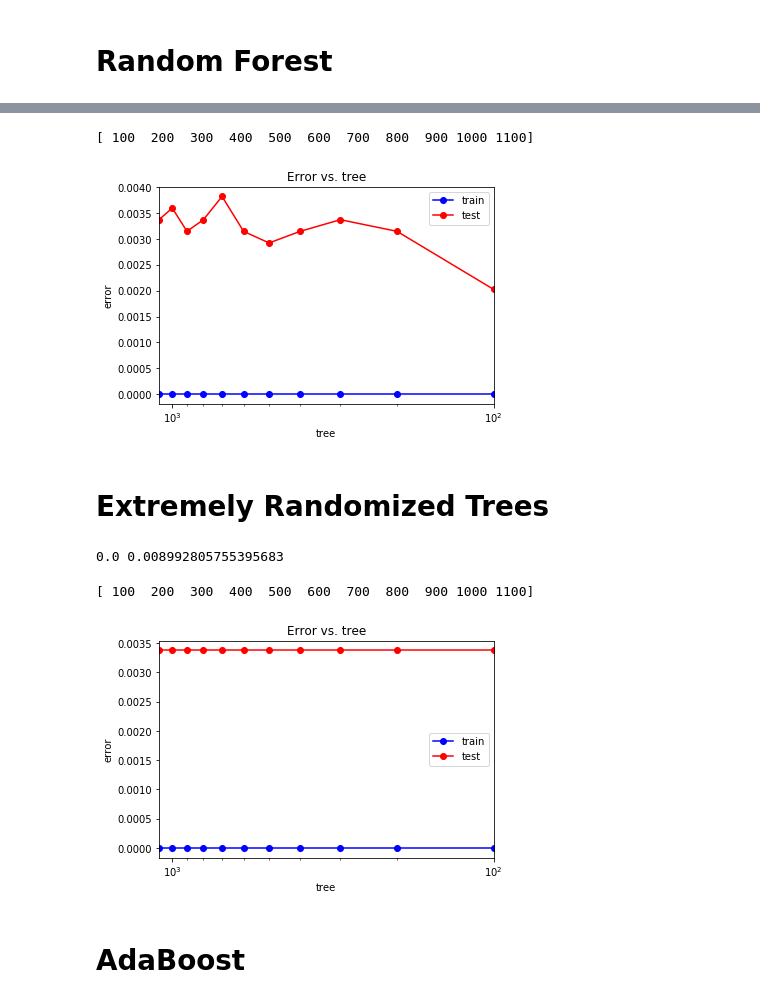
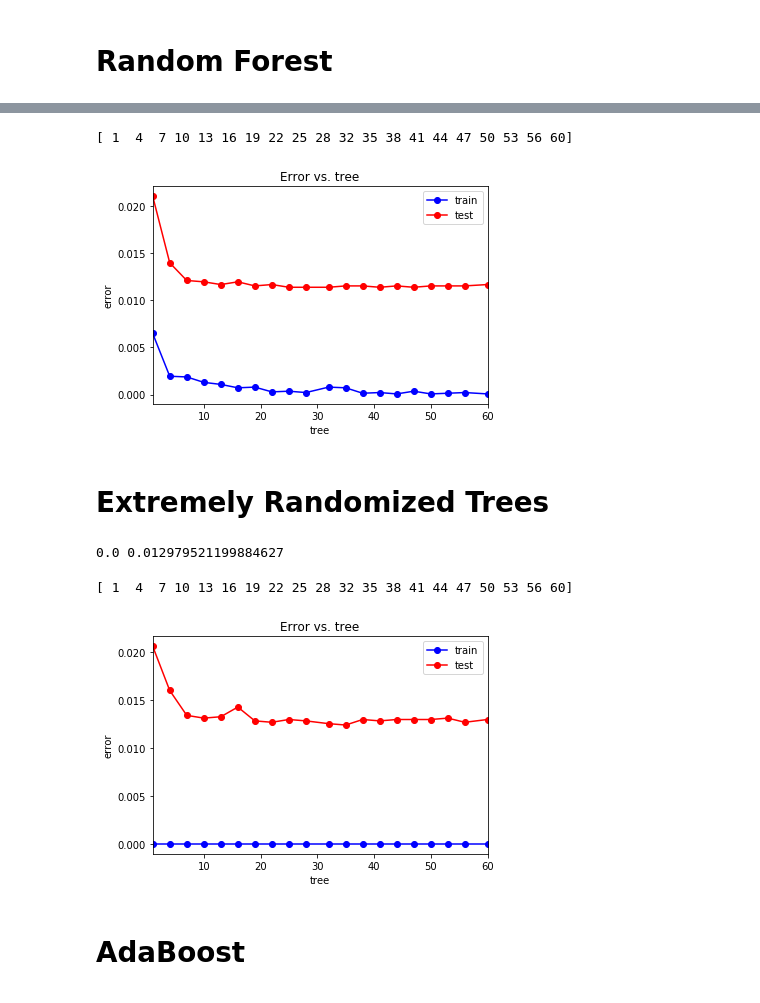
Before and after one commit to NovozhilovaA/Machine_Learning_Building_Permits, a Jupyter notebook: Building_Permits_with_neural_network.ipynb, the cells around one changed output, grey strips where cells are left out. Drawn from its saved outputs; the diff is of its cells as text; code cells hidden in the pictures.

```diff
--- a/Building_Permits_with_neural_network.ipynb
+++ b/Building_Permits_with_neural_network.ipynb
@@ -610,0 +503,11 @@ y_test = y_test.astype('int')
+# %%
+%%time
+from sklearn.model_selection import GridSearchCV
+nnb = [1, 2, 5, 10]
+knn = KNeighborsClassifier()
+grid = GridSearchCV(knn, param_grid = {'n_neighbors': nnb}, cv=5)
+grid.fit(X_train, y_train)
+
+best_cv_err = 1 - grid.best_score_
+best_n_neighbors = grid.best_estimator_.n_neighbors
+print("Ошибка ", best_cv_err, "Количество соседей: ", best_n_neighbors)
@@ -652,7 +564,8 @@ print(alpha_arr)
 # %% [markdown]
 Подберем оптимальное значение параметра регуляризации `alpha`
 # %%
-alpha_arr = np.logspace(-5, 5, 30)
+%%time
+alpha_arr = np.logspace(-5, 5, 10)
 test_err = []
 train_err = []
 for alpha in alpha_arr:
@@ -773,5 +665,5 @@ print(1 - mlp_model.score(X_test, y_test))
 # %%
-alpha_arr = np.logspace(-5, 5, 30)
+alpha_arr = np.logspace(-5, 5, 10)
 test_err = []
 train_err = []
 for alpha in alpha_arr:
@@ -863,6 +751,5 @@ print(err_train, err_test)
 # %%
-tree_arr = np.linspace(100, 1100, 11)
-tree_arr = tree_arr.astype('int')
+tree_arr = np.linspace(1, 60, 20, dtype=int)
 print(tree_arr)
 test_err = []
 train_err = []
@@ -875,32 +762,32 @@ for tree in tree_arr:
     train_err.append(np.mean(y_train != y_train_pred))
     test_err.append(np.mean(y_test != y_test_pred))
 # %% [output]
-[ 100  200  300  400  500  600  700  800  900 1000 1100]
+[ 1  4  7 10 13 16 19 22 25 28 32 35 38 41 44 47 50 53 56 60]
 # %%
-plt.semilogx(tree_arr, train_err, 'b-o', label = 'train')
-plt.semilogx(tree_arr, test_err, 'r-o', label = 'test')
+plt.plot(tree_arr, train_err, 'b-o', label = 'train')
+plt.plot(tree_arr, test_err, 'r-o', label = 'test')
 plt.xlim([np.max(tree_arr), np.min(tree_arr)])
 plt.title('Error vs. tree')
 plt.xlabel('tree')
 plt.ylabel('error')
+plt.xlim([np.min(tree_arr), np.max(tree_arr)])
 plt.legend()
 pass
 # %% [output]
-[figure, old version]
+[figure, new version]
 # %% [markdown]
 # Extremely Randomized Trees
 # %%
-ert = ensemble.ExtraTreesClassifier(n_estimators = 100).fit(X_train, y_train)
+ert = ensemble.ExtraTreesClassifier(n_estimators = 30).fit(X_train, y_train)
 
 err_train = np.mean(y_train != ert.predict(X_train))
 err_test  = np.mean(y_test  != ert.predict(X_test))
 
 print(err_train, err_test)
 # %% [output]
-0.0 0.008992805755395683
+0.0 0.012979521199884627
 # %%
-tree_arr_ert = np.linspace(100, 1000, 10)
-tree_arr_ert = tree_arr.astype('int')
+tree_arr_ert = np.linspace(1, 60, 20, dtype=int)
 print(tree_arr_ert)
 test_err = []
 train_err = []
@@ -908,23 +795,23 @@ for tree in tree_arr_ert:
     ert = ensemble.ExtraTreesClassifier(n_estimators = tree)
     ert.fit(X_train, y_train)
 
-    y_train_pred = rf.predict(X_train)
-    y_test_pred = rf.predict(X_test)
+    y_train_pred = ert.predict(X_train)
+    y_test_pred = ert.predict(X_test)
     train_err.append(np.mean(y_train != y_train_pred))
     test_err.append(np.mean(y_test != y_test_pred))
 # %% [output]
-[ 100  200  300  400  500  600  700  800  900 1000 1100]
+[ 1  4  7 10 13 16 19 22 25 28 32 35 38 41 44 47 50 53 56 60]
 # %%
-plt.semilogx(tree_arr_ert, train_err, 'b-o', label = 'train')
-plt.semilogx(tree_arr_ert, test_err, 'r-o', label = 'test')
-plt.xlim([np.max(tree_arr_ert), np.min(tree_arr_ert)])
+plt.plot(tree_arr_ert, train_err, 'b-o', label = 'train')
+plt.plot(tree_arr_ert, test_err, 'r-o', label = 'test')
 plt.title('Error vs. tree')
 plt.xlabel('tree')
 plt.ylabel('error')
+plt.xlim([np.min(tree_arr), np.max(tree_arr)])
 plt.legend()
 pass
 # %% [output]
-[figure, old version]
+[figure, new version]
 # %% [markdown]
 # AdaBoost
 # %%
```
Also changed, not shown: parts of 157 cells of this notebook.
